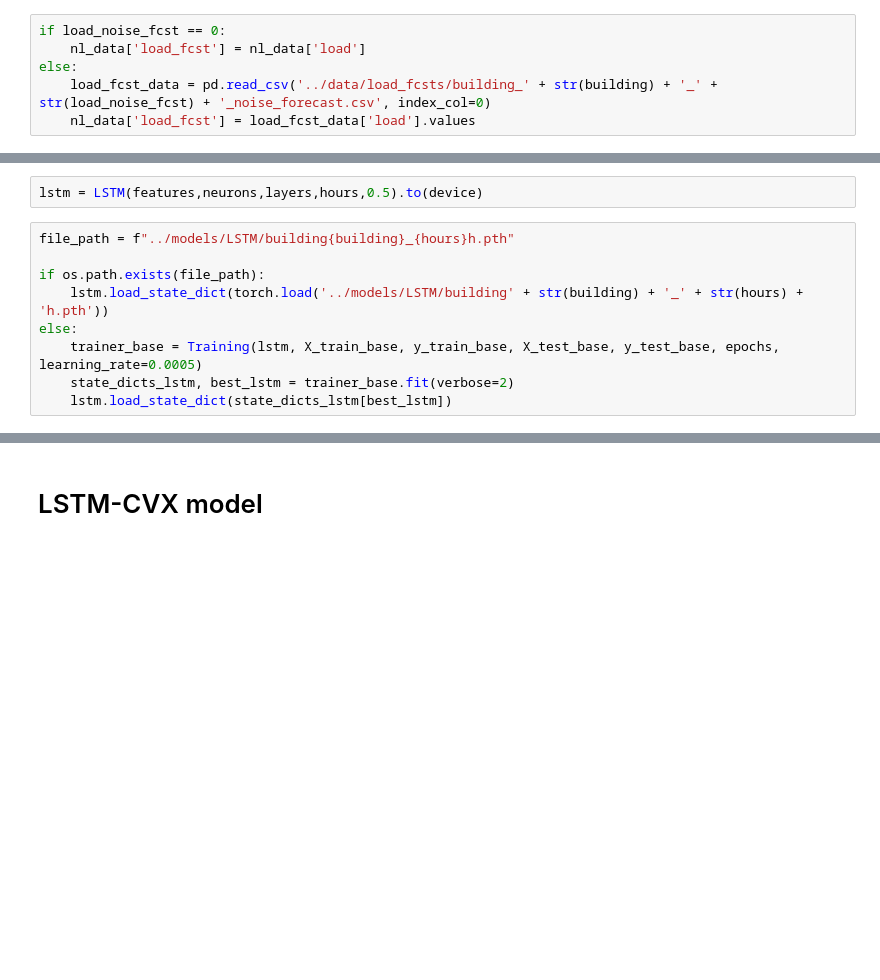
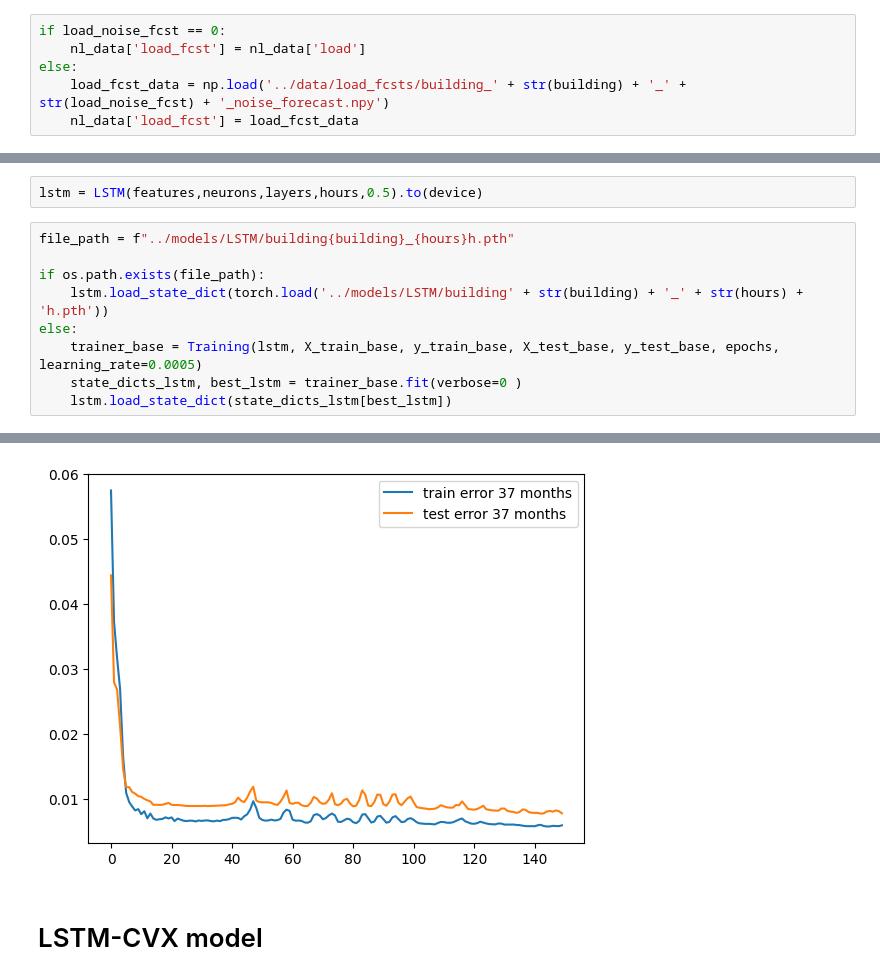
Before and after one commit to Joris-Dprtr/DFL_PVB, a Jupyter notebook: notebooks/VOF_model_training.ipynb, the cells around one changed output, grey strips where cells are left out. Drawn from its saved outputs; the diff is of its cells as text; blank space fills up the shorter version.

```diff
--- a/notebooks/VOF_model_training.ipynb
+++ b/notebooks/VOF_model_training.ipynb
@@ -45,8 +45,8 @@ nl_data = featurisation.cyclic_features(yearly=False)[0]
 if load_noise_fcst == 0:
     nl_data['load_fcst'] = nl_data['load']
 else:
-    load_fcst_data = pd.read_csv('../data/load_fcsts/building_' + str(building) + '_' + str(load_noise_fcst) + '_noise_forecast.csv', index_col=0)
-    nl_data['load_fcst'] = load_fcst_data['load'].values
+    load_fcst_data = np.load('../data/load_fcsts/building_' + str(building) + '_' + str(load_noise_fcst) + '_noise_forecast.npy')
+    nl_data['load_fcst'] = load_fcst_data
 # %%
 # Old code to get the weather data from meteo, now just saved in a location for consistency
 
@@ -324,5 +324,6 @@ if os.path.exists(file_path):
     lstm.load_state_dict(torch.load('../models/LSTM/building' + str(building) + '_' + str(hours) + 'h.pth'))
 else:
     trainer_base = Training(lstm, X_train_base, y_train_base, X_test_base, y_test_base, epochs, learning_rate=0.0005)
-    state_dicts_lstm, best_lstm = trainer_base.fit(verbose=2)
+    state_dicts_lstm, best_lstm = trainer_base.fit(verbose=0 )
     lstm.load_state_dict(state_dicts_lstm[best_lstm])
+# %% [output]
@@ -329,3 +347,4 @@ else:
+[figure, added]
 # %% [markdown]
 # LSTM-CVX model
 # %% [markdown]
```
Also changed, not shown: parts of 6 cells of this notebook, 3 other files.
